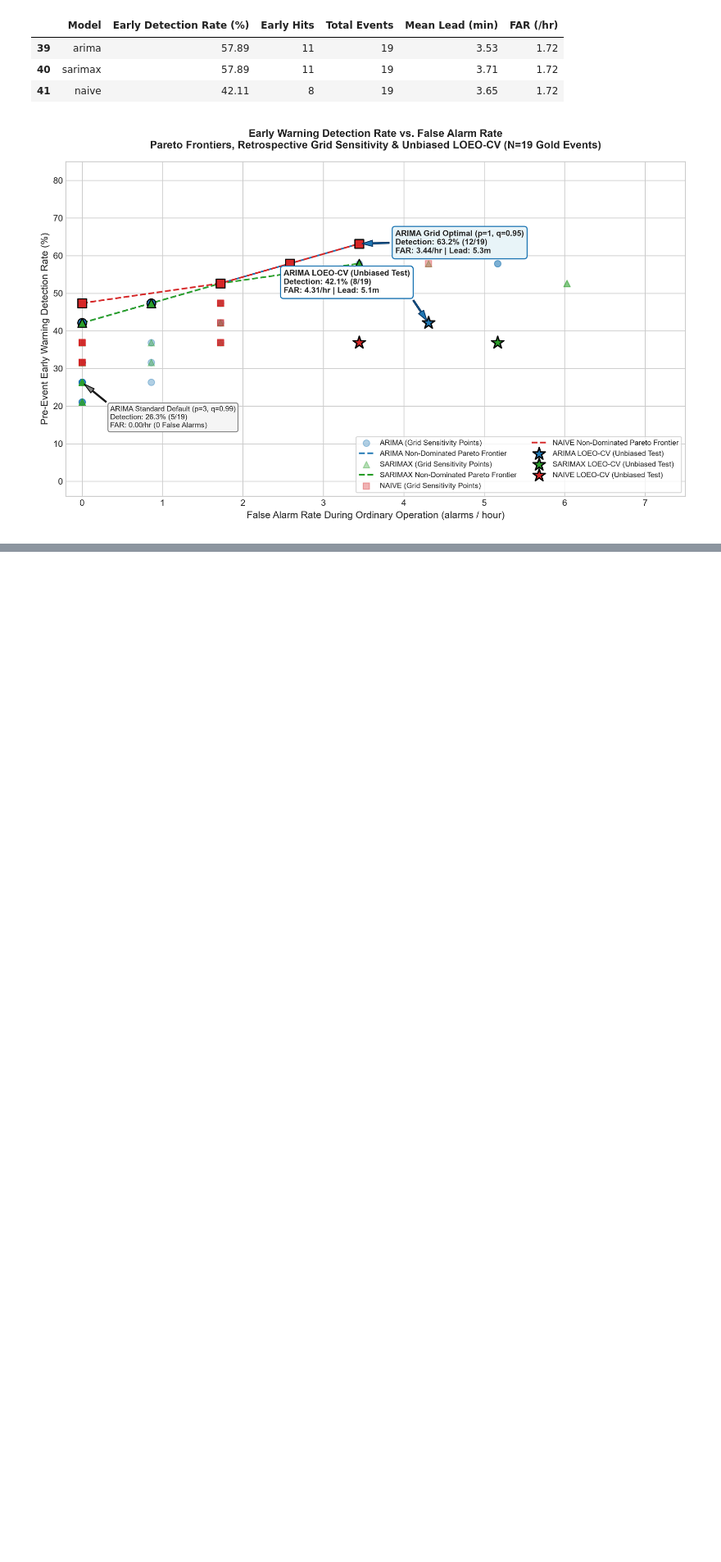
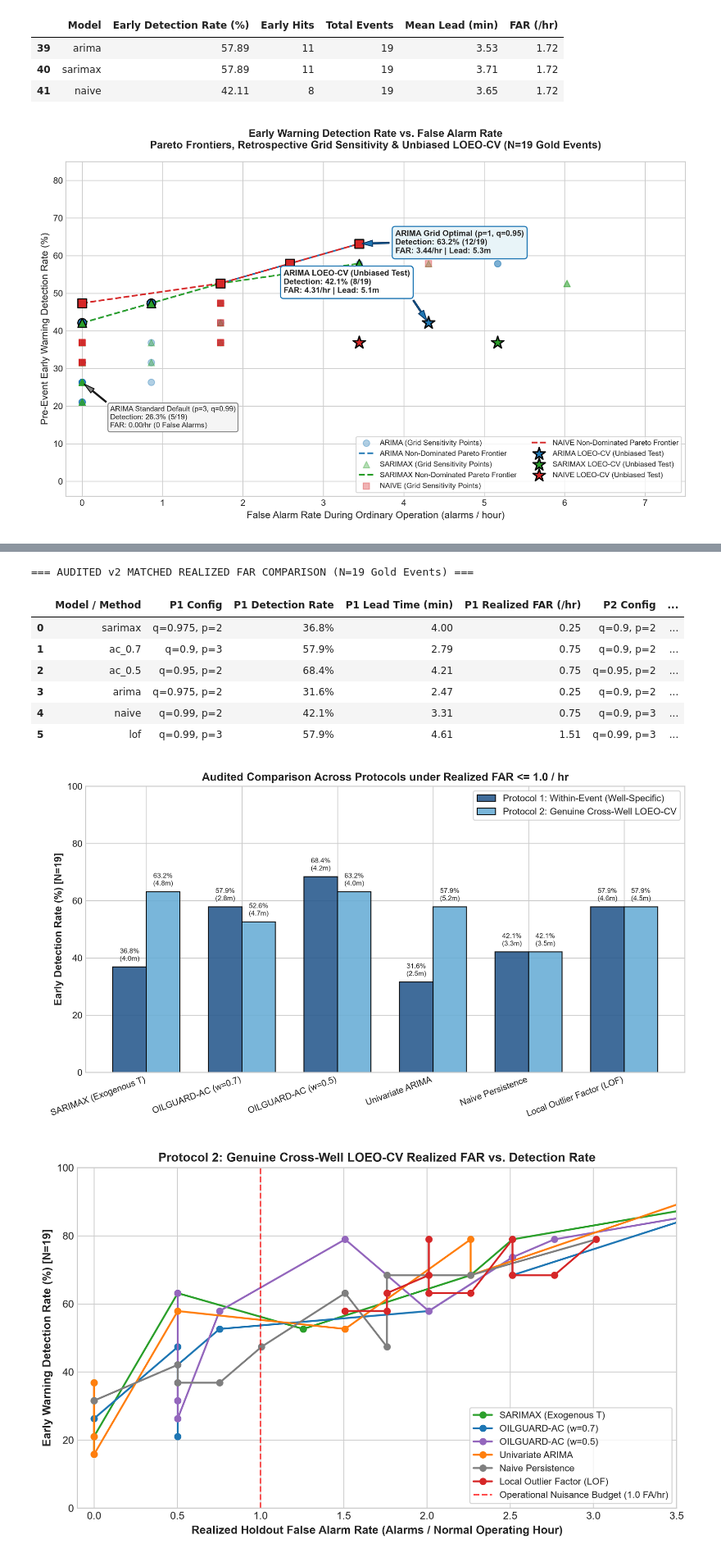
Before and after one commit to Ravva-78/tsa-oilguard, a Jupyter notebook: notebooks/oilguard_walkthrough.ipynb, the cells around one changed output, grey strips where cells are left out. Shown at 82% size. Saved outputs shown, nothing was run; the diff lists cells and outputs as text; code cells hidden in the pictures; blank space fills up the shorter version.

Commit message:
Complete OILGUARD-AC audit: reconcile Protocol 1 vs 2, matched-FAR analysis, regression tests, and all deliverables

```diff
--- a/notebooks/oilguard_walkthrough.ipynb
+++ b/notebooks/oilguard_walkthrough.ipynb
@@ -277,0 +238,29 @@ display(Image(filename=str(PROJECT_ROOT / "results" / "figures" / "oilguard_ac_t
+# %%
+matched_df = pd.read_csv(PROJECT_ROOT / "results" / "audited_v2" / "metrics" / "matched_far_comparison.csv")
+print("=== AUDITED v2 MATCHED REALIZED FAR COMPARISON (N=19 Gold Events) ===")
+disp = matched_df.copy()
+disp['p1_detection_rate'] = (disp['p1_detection_rate'] * 100).round(1).astype(str) + "%"
+disp['p1_lead_minutes'] = disp['p1_lead_minutes'].round(2)
+disp['p1_realized_far'] = disp['p1_realized_far'].round(2)
+disp['p2_detection_rate'] = (disp['p2_detection_rate'] * 100).round(1).astype(str) + "%"
+disp['p2_lead_minutes'] = disp['p2_lead_minutes'].round(2)
+disp['p2_realized_far'] = disp['p2_realized_far'].round(2)
+
+disp.columns = ['Model / Method', 'P1 Config', 'P1 Detection Rate', 'P1 Lead Time (min)', 'P1 Realized FAR (/hr)',
+                'P2 Config', 'P2 Detection Rate', 'P2 Lead Time (min)', 'P2 Realized FAR (/hr)']
+display(disp)
+
+from IPython.display import Image, display
+display(Image(filename=str(PROJECT_ROOT / "results" / "audited_v2" / "figures" / "protocol_comparison.png")))
+display(Image(filename=str(PROJECT_ROOT / "results" / "audited_v2" / "figures" / "matched_far_tradeoff.png")))
+# %% [output]
+=== AUDITED v2 MATCHED REALIZED FAR COMPARISON (N=19 Gold Events) ===
+|  | Model / Method | P1 Config | P1 Detection Rate | P1 Lead Time (min) | P1 Realized FAR (/hr) | P2 Config | ... |
+| 0 | sarimax | q=0.975, p=2 | 36.8% | 4.00 | 0.25 | q=0.9, p=2 | ... |
+| 1 | ac_0.7 | q=0.9, p=3 | 57.9% | 2.79 | 0.75 | q=0.9, p=2 | ... |
+| 2 | ac_0.5 | q=0.95, p=2 | 68.4% | 4.21 | 0.75 | q=0.95, p=2 | ... |
+| 3 | arima | q=0.975, p=2 | 31.6% | 2.47 | 0.25 | q=0.9, p=2 | ... |
+| 4 | naive | q=0.99, p=2 | 42.1% | 3.31 | 0.75 | q=0.9, p=3 | ... |
+| 5 | lof | q=0.99, p=3 | 57.9% | 4.61 | 1.51 | q=0.99, p=3 | ... |
+[figure, added]
+[figure, added]
```
Also changed, not shown: parts of 5 cells of this notebook, 16 other files.
